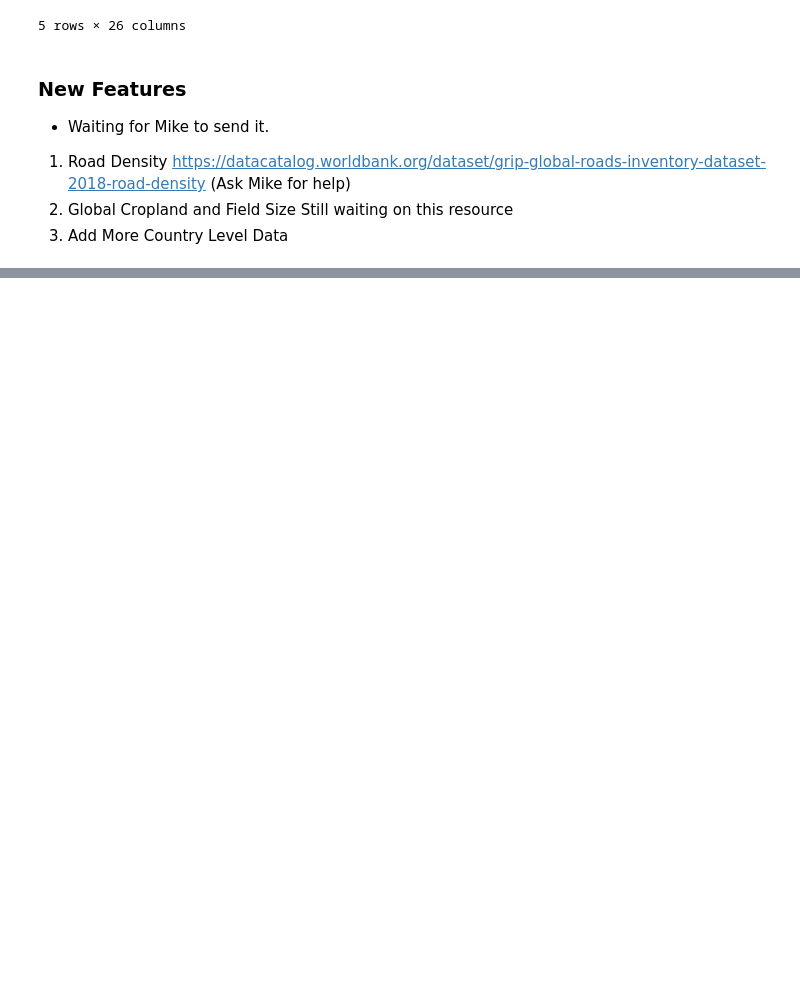
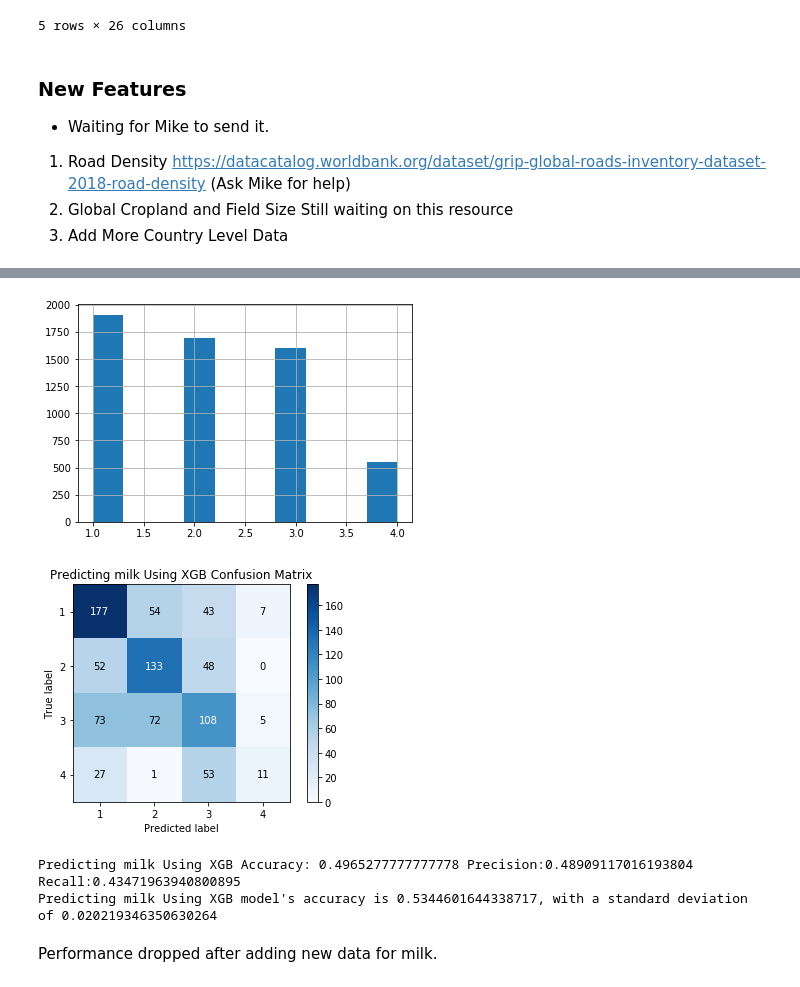
Before and after one commit to FrankOnBeach/WWF, a Jupyter notebook: DHS Diet/DHS_ML.ipynb, the cells around one changed output, grey strips where cells are left out. Saved outputs shown, nothing was run; the diff lists cells and outputs as text; code cells hidden in the pictures; blank space fills up the shorter version.

```diff
--- a/DHS Diet/DHS_ML.ipynb
+++ b/DHS Diet/DHS_ML.ipynb
@@ -1040,3 +1094,13 @@ def run_evaluate_regression():
+# %%
+new_cleaned_ml_milk_df = construct_new_df(bins,new_feature_cleaned_dhs_grouped_df,"Gave.child.tinned..powdered.or.fresh.milk", "milk_group")
+run_tuned_xgboost(new_cleaned_ml_milk_df,"milk")
+# %% [output]
+[figure, added]
+[figure, added]
+Predicting milk Using XGB Accuracy: 0.4965277777777778 Precision:0.48909117016193804 Recall:0.43471963940800895
+Predicting milk Using XGB model's accuracy is 0.5344601644338717, with a standard deviation of 0.020219346350630264
+# %% [markdown]
+Performance dropped after adding new data for milk.
 # %% [markdown]
 Todo list for this week.
 * 1&2 from Mike
```
Also changed, not shown: parts of 14 cells of this notebook, 3 other files.
